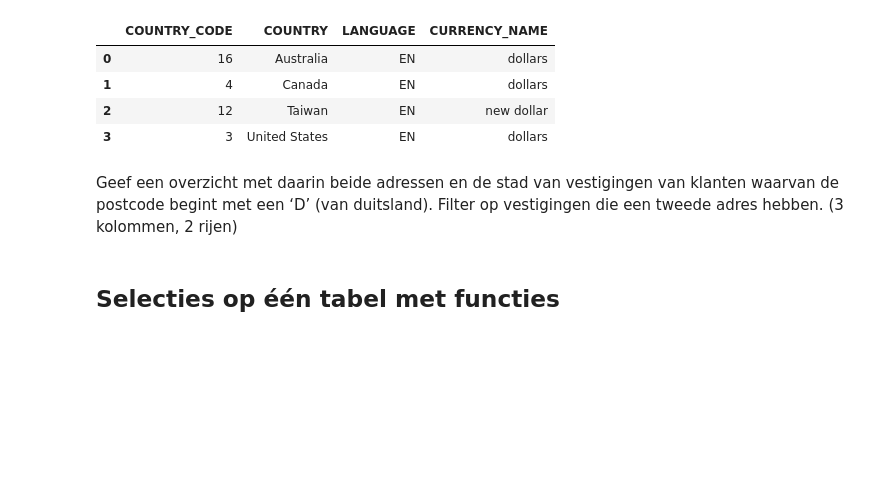
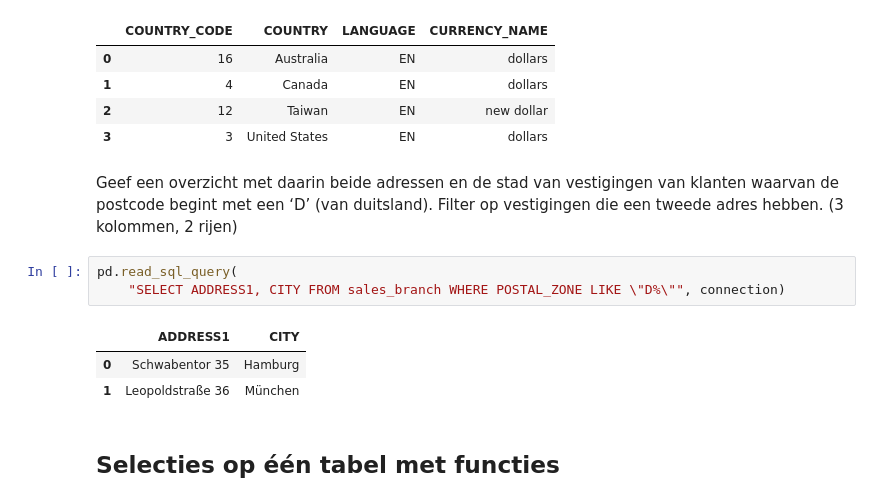
Before and after one commit to alex24106429/DEAI-Portfolio, a Jupyter notebook: week_1/werkcollege_2/Opdrachten_w1_wc2.ipynb, the cells around one changed output. Saved outputs shown, nothing was run; the diff lists cells and outputs as text; blank space fills up the shorter version.

```diff
--- a/week_1/werkcollege_2/Opdrachten_w1_wc2.ipynb
+++ b/week_1/werkcollege_2/Opdrachten_w1_wc2.ipynb
@@ -155,6 +155,13 @@ pd.read_sql_query(
 | 3 | 3 | United States | EN | dollars |
 # %% [markdown]
 Geef een overzicht met daarin beide adressen en de stad van vestigingen van klanten waarvan de postcode begint met een ‘D’ (van duitsland). Filter op vestigingen die een tweede adres hebben. (3 kolommen, 2 rijen)
+# %%
+pd.read_sql_query(
+    "SELECT ADDRESS1, CITY FROM sales_branch WHERE POSTAL_ZONE LIKE \"D%\"", connection)
+# %% [output]
+|  | ADDRESS1 | CITY |
+| 0 | Schwabentor 35 | Hamburg |
+| 1 | Leopoldstraße 36 | München |
 # %% [markdown]
 ## Selecties op één tabel met functies
 # %% [markdown]
```
